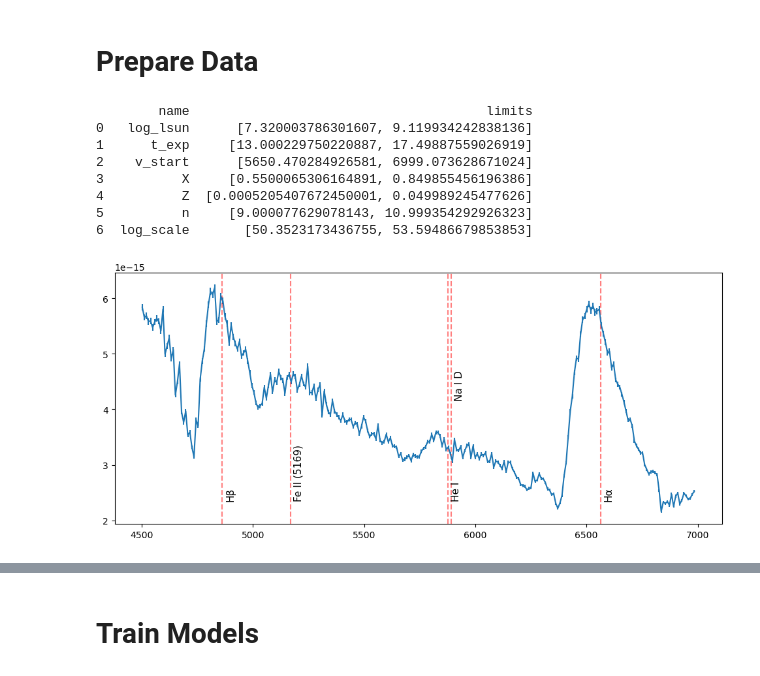
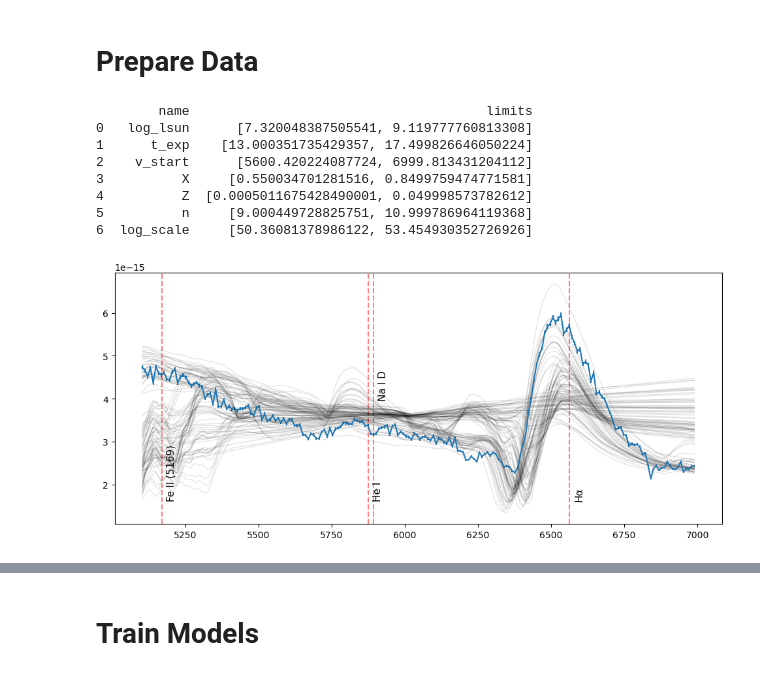
Before and after one commit to MichaelLukaszyk/iip-emulator, a Jupyter notebook: interpolator/interp.ipynb, the cells around one changed output, grey strips where cells are left out. Cells and saved outputs as stored; diff of their text form; code cells hidden in the pictures.

```diff
--- a/interpolator/interp.ipynb
+++ b/interpolator/interp.ipynb
@@ -18,14 +18,10 @@ def show_active():
 
 # Fit settings
 fit_max_wav = 7000 # 10000
-fit_min_wav = 4500 # 4250
+fit_min_wav = 5100 # 4250
 
 # Get model data
-data = np.load('grid_data_with_n.npz')
-param_names, X, y, wav_mod = data['param_names'], data['X'], data['y'], data['wav']
-mask = X[:,2] > 5650
-X = X[mask]
-y = y[mask]
+param_names, X, y, wav_mod = util.read_runs('new_atomic_runs')
 
 # Get observed data
 obs_df = pd.read_csv('calibrated_spectra/2020jfo-2020-05-19.csv')
@@ -35,16 +31,9 @@ y_obs_err = y_obs * 0.01 # obs_df['fluxerr']
 # %%
 # Initialize model data file
 if False:
-    folder_path = os.path.dirname('C:/Users/mikel/Desktop/10000_runs_0/')
-    param_names = ['log_lsun', 't_exp', 'v_start', 'X', 'Z']
-    X, y, wav_mod = util.read_grid_runs(folder_path, param_names)
-    np.savez(
-        'grid_data_large.npz',
-        param_names=param_names,
-        X=X,
-        y=y,
-        wav=wav_mod
-    )
+    folder_path = os.path.dirname('C:/Users/mikel/Desktop/new_atomic_runs/')
+    param_names = ['log_lsun', 't_exp', 'v_start', 'X', 'Z', 'n']
+    util.save_runs(folder_path, param_names, 'new_atomic_runs')
 # %%
 # Mask to fitting range
 mask = (wav_obs < fit_max_wav) & (wav_obs > fit_min_wav)
@@ -69,16 +58,11 @@ y = interp1d(wav_mod, y, bounds_error=False)(wav)
 y_obs = interp1d(wav_obs, y_obs, bounds_error=False)(wav)
 y_obs_err = interp1d(wav_obs, y_obs_err, bounds_error=False)(wav)
 
-# Split data
-from sklearn.model_selection import train_test_split
-X_train, X_test, y_train, y_test = train_test_split(
-    X, y, test_size=0.3, random_state=42)
-limits = list(zip(np.min(X_train, axis=0), np.max(X_train, axis=0)))
-
 # Setup fitting parameters
 max_scale = np.log10(np.max(y) / np.min(y_obs))
 min_scale = np.log10(np.min(y) / np.max(y_obs))
 
+limits = list(zip(np.min(X, axis=0), np.max(X, axis=0)))
 sampler_names = np.array(list(param_names.copy()) + ['log_scale'])
 sampler_limits = np.array(limits.copy() + [(min_scale, max_scale)])
 ndim = len(sampler_names)
@@ -86,18 +70,23 @@ ndim = len(sampler_names)
 print(pd.DataFrame({'name': sampler_names, 'limits': list(sampler_limits)}))
 # %% [output]
         name                                      limits
-0   log_lsun      [7.320003786301607, 9.119934242838136]
-1      t_exp     [13.000229750220887, 17.49887559026919]
-2    v_start      [5650.470284926581, 6999.073628671024]
-3          X     [0.5500065306164891, 0.849855456196386]
-4          Z  [0.0005205407672450001, 0.049989245477626]
-5          n     [9.000077629078143, 10.999354292926323]
-6  log_scale       [50.3523173436755, 53.59486679853853]
+0   log_lsun      [7.320048387505541, 9.119777760813308]
+1      t_exp    [13.000351735429357, 17.499826646050224]
+2    v_start      [5600.420224087724, 6999.813431204112]
+3          X     [0.550034701281516, 0.8499759474771581]
+4          Z  [0.0005011675428490001, 0.049998573782612]
+5          n     [9.000449728825751, 10.999786964119368]
+6  log_scale     [50.36081378986122, 53.454930352726926]
 # %%
 # View observed data
 plt.figure(figsize=(12, 5))
 plt.errorbar(wav, y_obs, yerr=y_obs_err, ms=1)
 util.label_common_features()
+
+# Overlay models
+for y_mod in y[:100]:
+    plt.plot(wav, y_mod / np.mean(y_mod) * np.mean(y_obs), c='black', lw=1, alpha=0.1)
+
 show_active()
 # %% [output]
-[figure, old version]
+[figure, new version]
```
Also changed, not shown: parts of 15 cells of this notebook, 7 other files.
